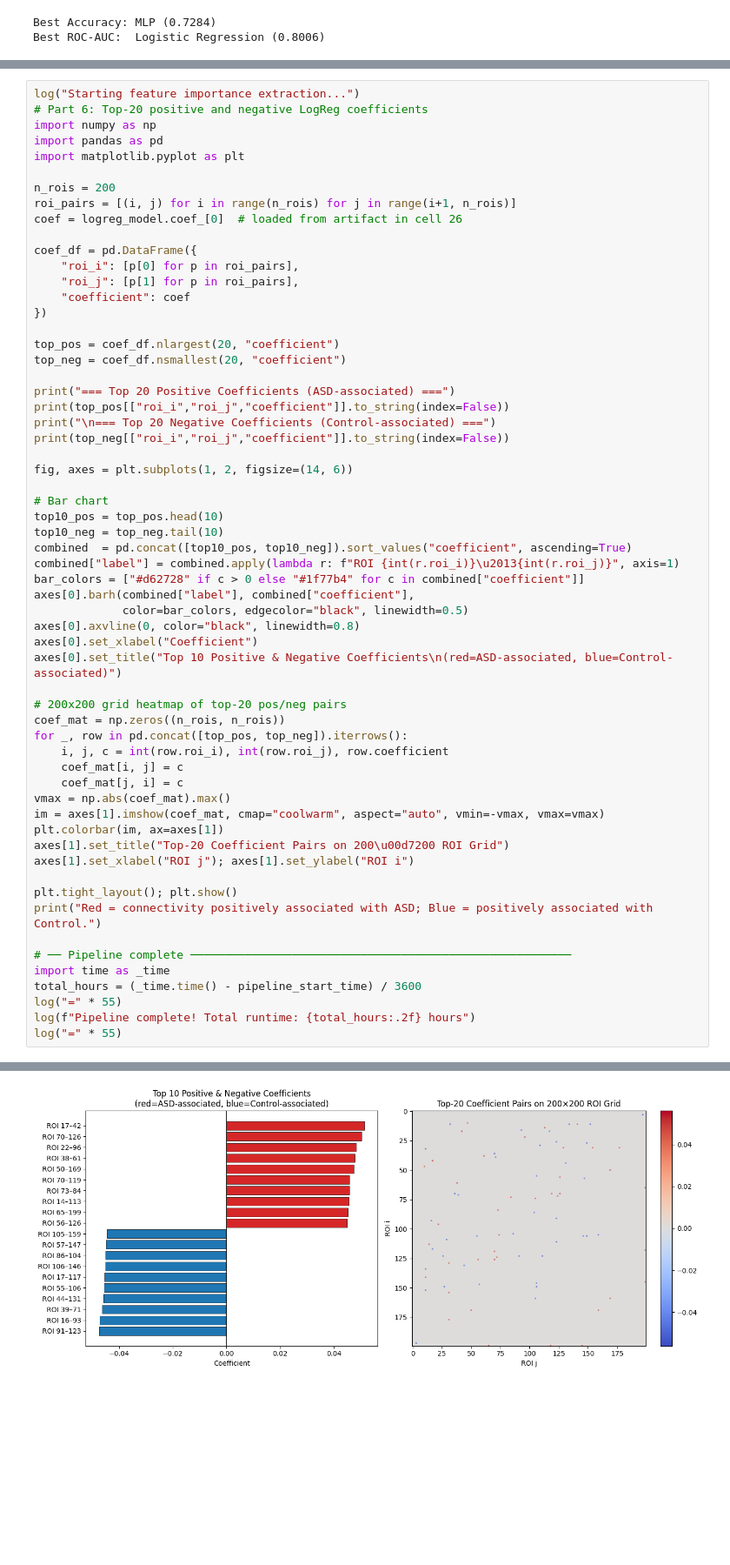
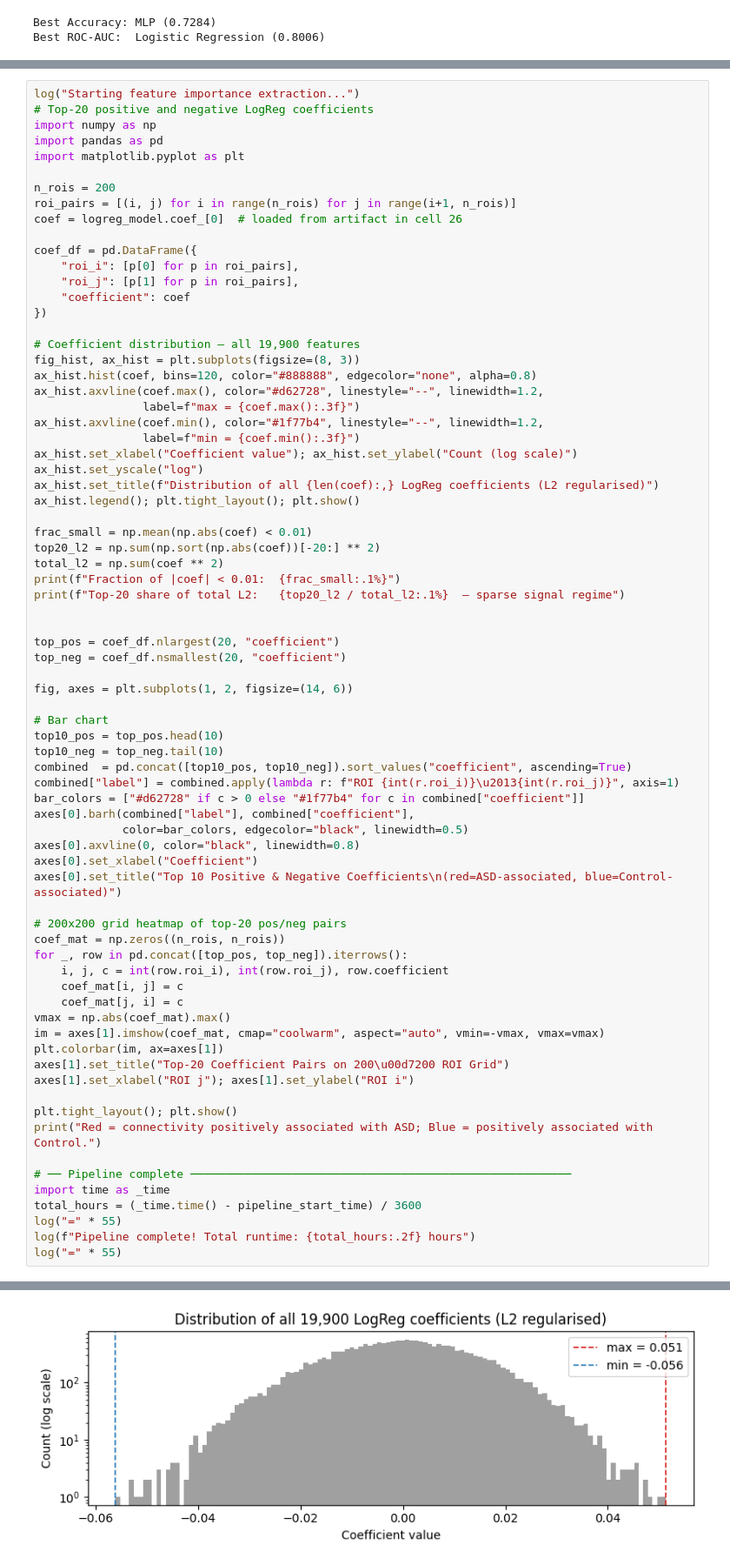
Before and after one commit to SuiseiNakagawa/abide-classifier, a Jupyter notebook: Pipeline.ipynb, the cells around one changed output, grey strips where cells are left out. Shown at 87% size. Drawn from its saved outputs; the diff is of its cells as text; blank space fills up the shorter version.

```diff
--- a/pipeline.ipynb
+++ b/Pipeline.ipynb
@@ -2614,6 +2840,6 @@ The LogReg model assigns a coefficient to each of the 19,900 upper-triangle FC f
 # %%
 log("Starting feature importance extraction...")
-# Part 6: Top-20 positive and negative LogReg coefficients
+# Top-20 positive and negative LogReg coefficients
 import numpy as np
 import pandas as pd
 import matplotlib.pyplot as plt
@@ -2628,13 +2854,27 @@ coef_df = pd.DataFrame({
     "coefficient": coef
 })
 
+# Coefficient distribution — all 19,900 features
+fig_hist, ax_hist = plt.subplots(figsize=(8, 3))
+ax_hist.hist(coef, bins=120, color="#888888", edgecolor="none", alpha=0.8)
+ax_hist.axvline(coef.max(), color="#d62728", linestyle="--", linewidth=1.2,
+                label=f"max = {coef.max():.3f}")
+ax_hist.axvline(coef.min(), color="#1f77b4", linestyle="--", linewidth=1.2,
+                label=f"min = {coef.min():.3f}")
+ax_hist.set_xlabel("Coefficient value"); ax_hist.set_ylabel("Count (log scale)")
+ax_hist.set_yscale("log")
+ax_hist.set_title(f"Distribution of all {len(coef):,} LogReg coefficients (L2 regularised)")
+ax_hist.legend(); plt.tight_layout(); plt.show()
+
+frac_small = np.mean(np.abs(coef) < 0.01)
+top20_l2 = np.sum(np.sort(np.abs(coef))[-20:] ** 2)
+total_l2 = np.sum(coef ** 2)
+print(f"Fraction of |coef| < 0.01:  {frac_small:.1%}")
+print(f"Top-20 share of total L2:   {top20_l2 / total_l2:.1%}  — sparse signal regime")
+
+
 top_pos = coef_df.nlargest(20, "coefficient")
 top_neg = coef_df.nsmallest(20, "coefficient")
-
-print("=== Top 20 Positive Coefficients (ASD-associated) ===")
-print(top_pos[["roi_i","roi_j","coefficient"]].to_string(index=False))
-print("\n=== Top 20 Negative Coefficients (Control-associated) ===")
-print(top_neg[["roi_i","roi_j","coefficient"]].to_string(index=False))
 
 fig, axes = plt.subplots(1, 2, figsize=(14, 6))
 
@@ -2692 +2916 @@ log("=" * 55)
-[figure, old version]
+[figure, new version]
```
Also changed, not shown: parts of 42 cells of this notebook.
